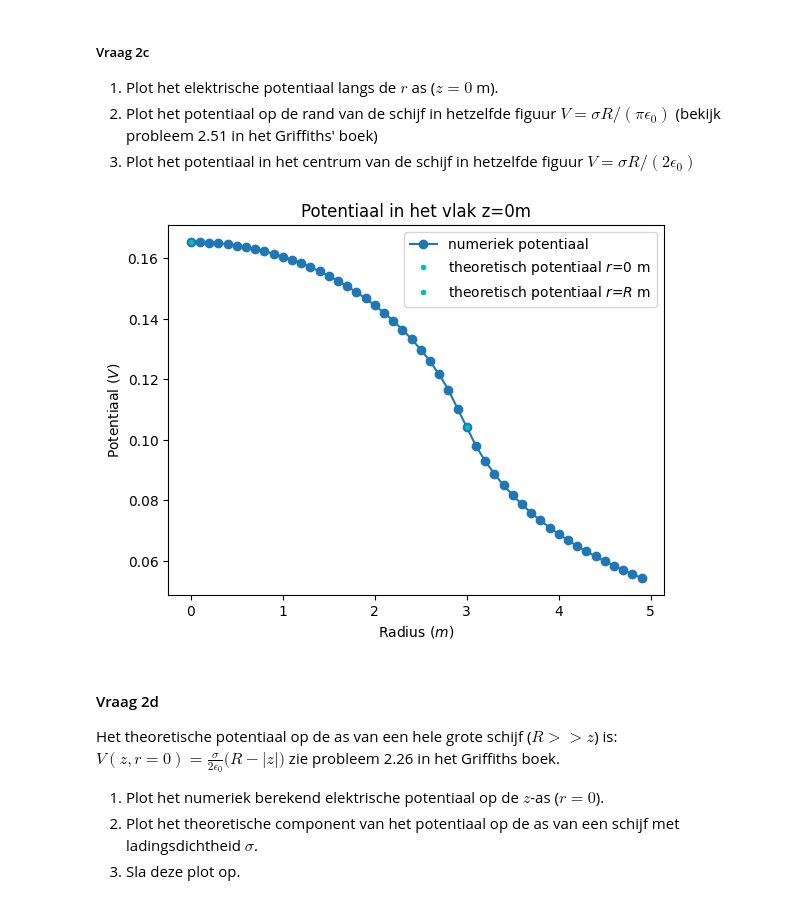
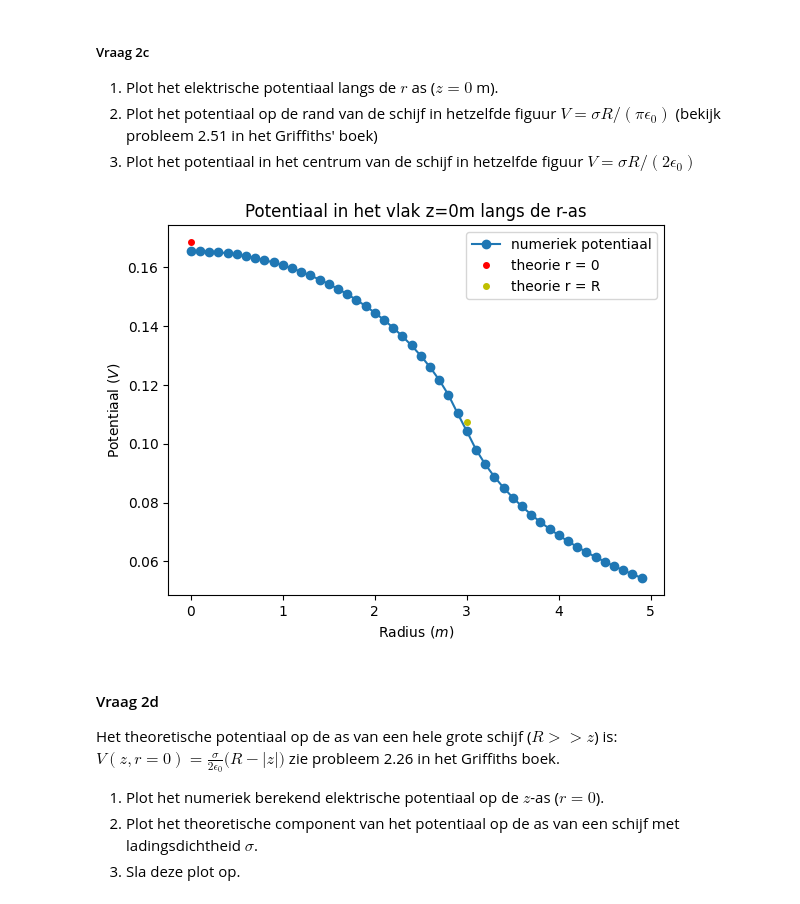
Before and after one commit to daantjebunschoten1-gif/opdrachten-DEF-D, a Jupyter notebook: DigitaleOntwerpopdrachten/1CondensatorOpdracht/CondensatorOntwerpopdracht.ipynb, the cells around one changed output. Cells and saved outputs as stored; diff of their text form; code cells hidden in the pictures.

Commit message:
Totaal aangepast met overal comments, helemaal doorlopen, denk dat het zo perfect is!

```diff
--- a/DigitaleOntwerpopdrachten/1CondensatorOpdracht/CondensatorOntwerpopdracht.ipynb
+++ b/DigitaleOntwerpopdrachten/1CondensatorOpdracht/CondensatorOntwerpopdracht.ipynb
@@ -218,26 +218,38 @@ De ladingsdichtheid van de schijf is 9.95e-13 C/m²
 # %%
 # Vul deze code aan zodat deze vraag 2.3 beantwoord.
 
 #index van z = 0m
 idx_z_zero = np.where(abs(z) < 1e-10)[0][0]
-r_R_index = np.where(r == max(r))
 
 #alle waarden van de potentiaal in het vlak z = 0m
 V_0 =  V[idx_z_zero,:]
-V_R =  V_0[np.argmin(abs(r-disk_radius))]
-r_R =  disk_radius
+
+#niet nodig, zie hieronder waarom:
+#V_R =  V_0[np.argmin(abs(r-disk_radius))]
+#r_R =  disk_radius
+
+V_theorie_edge = sigma * disk_radius / (np.pi * epsilon0)
+V_theorie_center = sigma * disk_radius / (2 * epsilon0)
+
 
 #plot
-plt.title(f"Potentiaal in het vlak z=0m")
+plt.title(f"Potentiaal in het vlak z=0m langs de r-as")
 plt.plot(r, V_0, "o-", label="numeriek potentiaal")
-plt.plot(0, V_0[np.argmin(r)], "c.", label="theoretisch potentiaal $r$=0 m")
-plt.plot(r_R, V_R, "c.", label="theoretisch potentiaal $r$=$R$ m")
+
+#De uitgecommente plots zijn waardes die voortkomen uit de simulatie. De plots daaronder zijn waardes volgens alleen puur de theorie.
+#Deze theoretische waardes hebben, omdat ze theoretisch bepaald zijn, net een iets hogere potentiaal, omdat de theorie van een perfecte potentiaal uitgaat.
+
+#plt.plot(0, V_0[np.argmin(r)], "y.", label="theoretisch potentiaal $r$=0 m")
+#plt.plot(r_R, V_R, "r.", label="theoretisch potentiaal $r$=$R$ m")
+
+plt.plot(0, V_theorie_center, "r.", markersize=8, label="theorie r = 0")
+plt.plot(disk_radius, V_theorie_edge, "y.", markersize=8, label="theorie r = R")
 plt.legend()
 plt.xlabel("Radius ($m$)")
 plt.ylabel("Potentiaal ($V$)")
 plt.show()
 # %% [output]
-[figure, old version]
+[figure, new version]
 # %% [markdown]
 #### Vraag 2d
 
```
Also changed, not shown: parts of 26 cells of this notebook, 4 other files.
